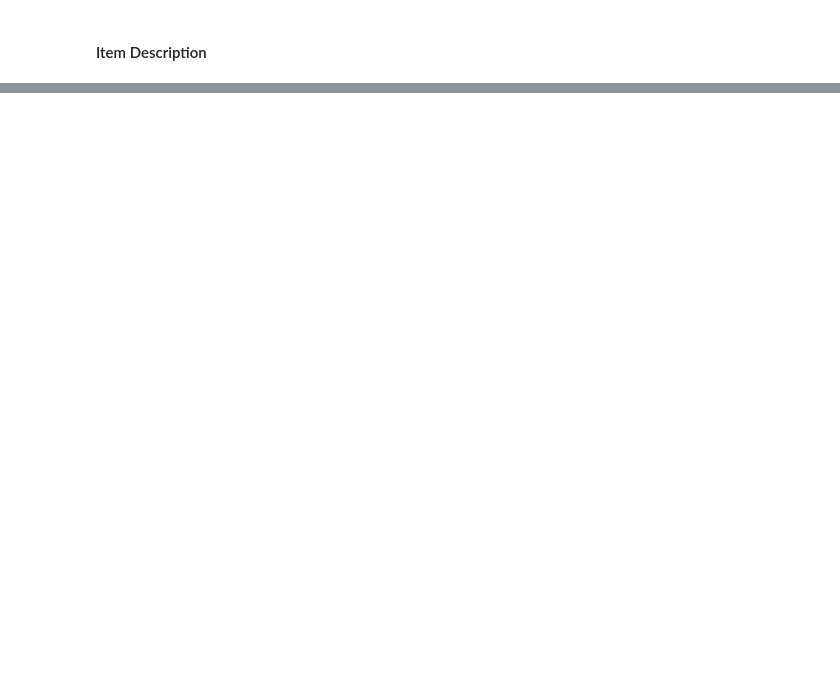
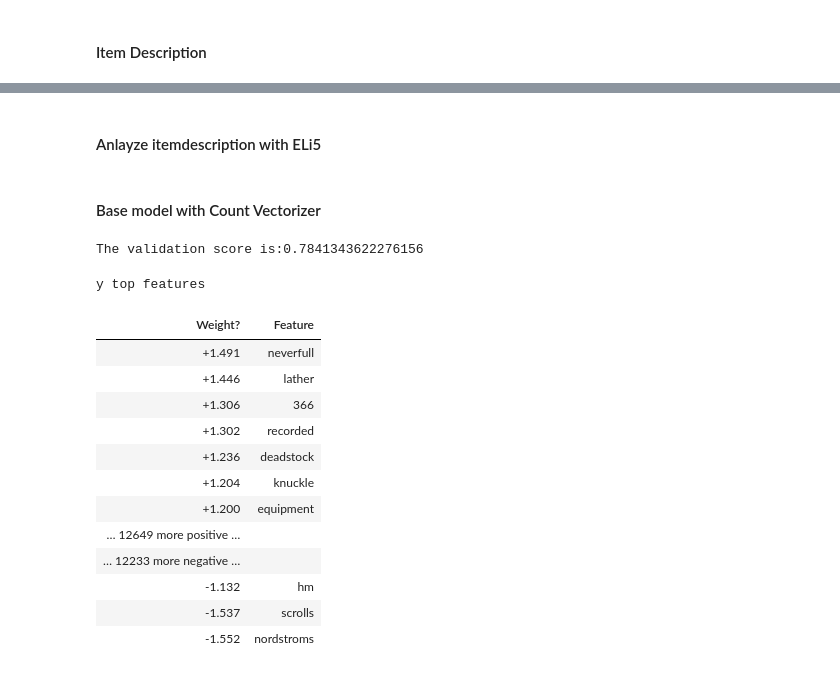
Before and after one commit to sukesh-reddy/Product-price-Prediction-NLP-kaggle-, a Jupyter notebook: scripts/python/PriceRecommendation.ipynb, the cells around one changed output, grey strips where cells are left out. Cells and saved outputs as stored; diff of their text form; code cells hidden in the pictures; blank space fills up the shorter version.

```diff
--- a/scripts/python/PriceRecommendation.ipynb
+++ b/scripts/python/PriceRecommendation.ipynb
@@ -361,0 +384,2 @@ train = train[pd.notnull(train['item_description'])]
+# %% [markdown]
+#### Anlayze itemdescription with ELi5
@@ -361,0 +399,36 @@ train = train[pd.notnull(train['item_description'])]
+# %% [markdown]
+#### Base model with Count Vectorizer
+# %%
+from sklearn.linear_model import Ridge
+
+vec = CountVectorizer()
+clf = Ridge(random_state=42)
+pipe = make_pipeline(vec,clf)
+pipe.fit(train.item_description,train.price)
+
+cv_rmsle = rmsle_cv(pipe)
+
+print('The validation score is:'+str(cv_rmsle))
+# %% [output]
+The validation score is:0.7841343622276156
+# %%
+import eli5
+eli5.show_weights(pipe,
+                  vec=vec,
+                 top=10,
+                 feature_filter=lambda x: x != '<BIAS>')
+# %% [output]
+y top features
+| Weight? | Feature |
+| +1.491 | neverfull |
+| +1.446 | lather |
+| +1.306 | 366 |
+| +1.302 | recorded |
+| +1.236 | deadstock |
+| +1.204 | knuckle |
+| +1.200 | equipment |
+| … 12649 more positive … |  |
+| … 12233 more negative … |  |
+| -1.132 | hm |
+| -1.537 | scrolls |
+| -1.552 | nordstroms |
```
Also changed, not shown: parts of 44 cells of this notebook.
